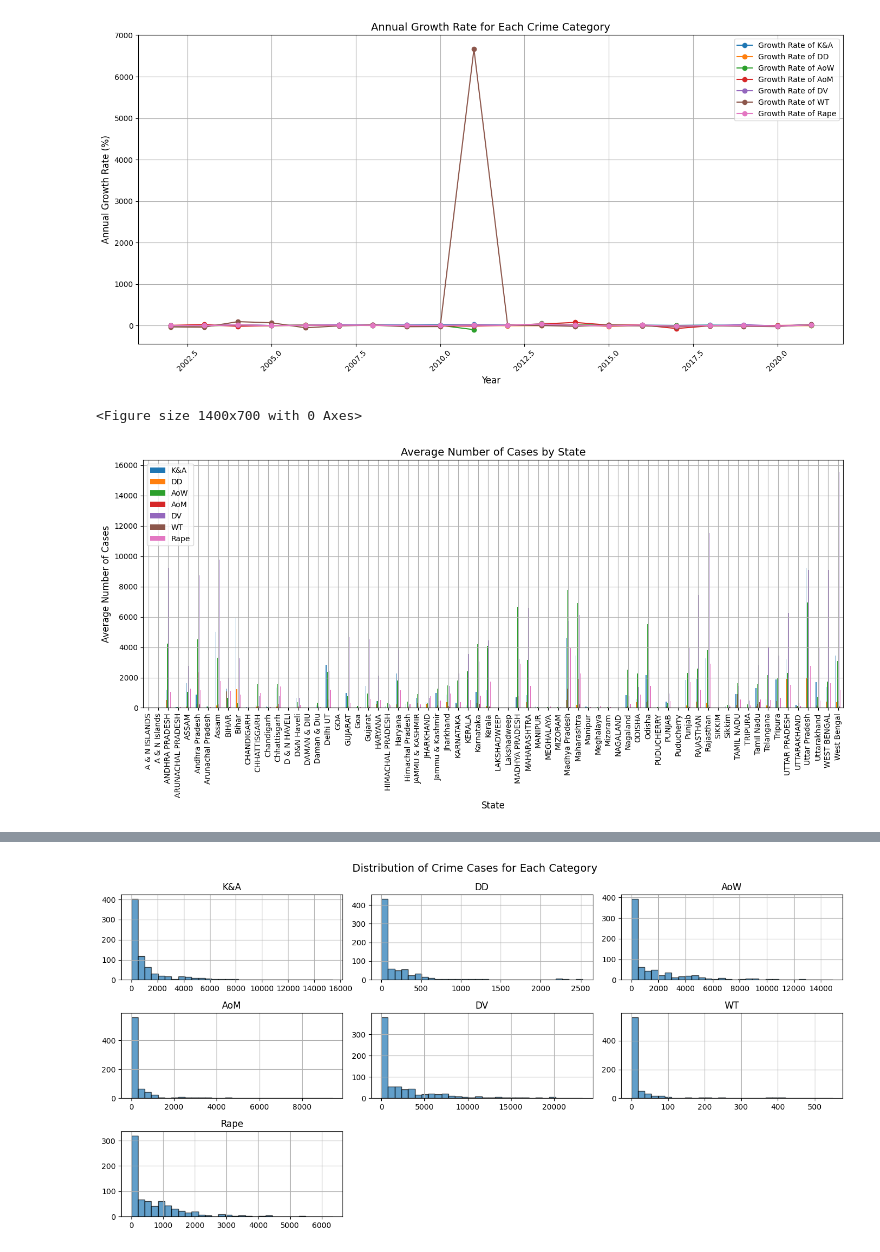
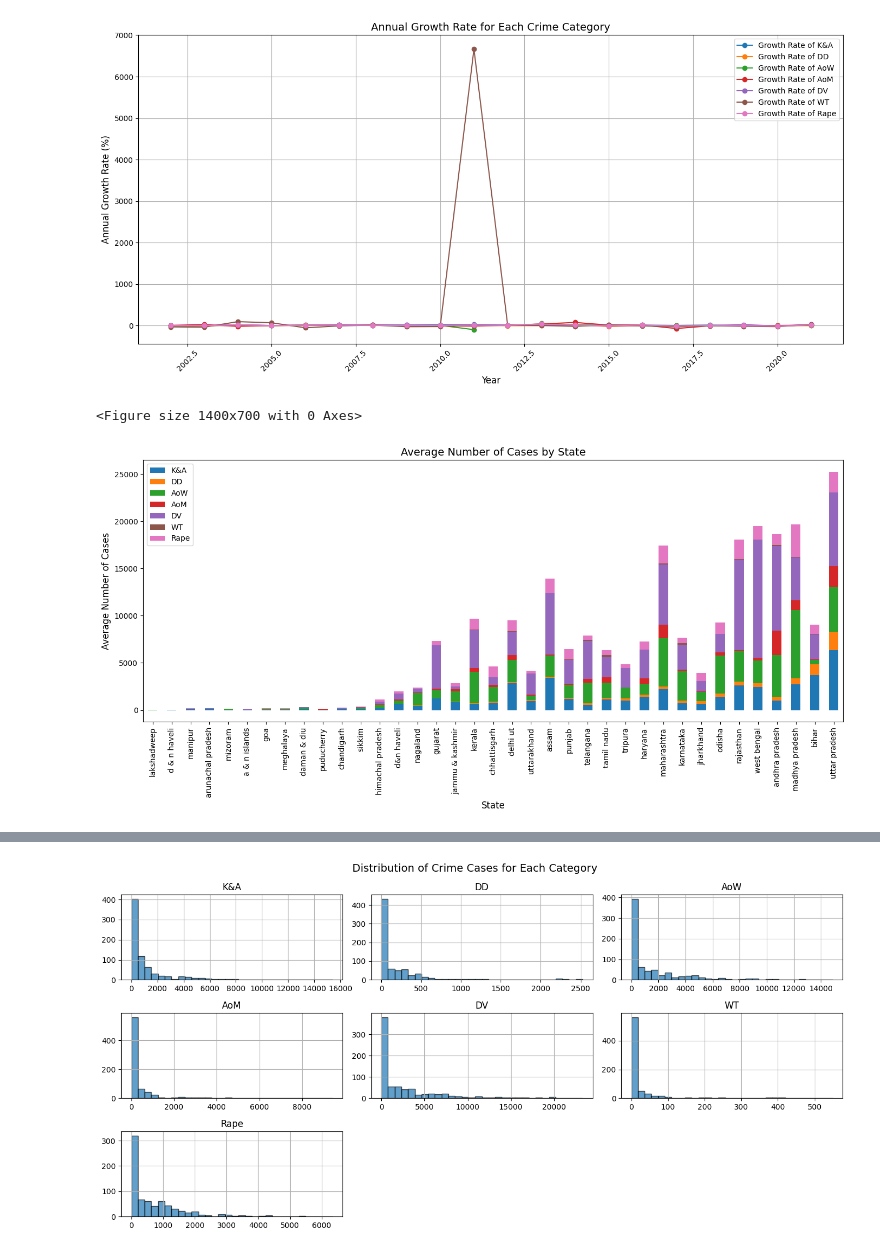
Before and after one commit to apoorvi828/crime-data, a Jupyter notebook: crimes-against-women-in-india-a-20-year-analysis.ipynb, the cells around one changed output, grey strips where cells are left out. Saved outputs shown, nothing was run; the diff lists cells and outputs as text; code cells hidden in the pictures.

```diff
--- a/crimes-against-women-in-india-a-20-year-analysis.ipynb
+++ b/crimes-against-women-in-india-a-20-year-analysis.ipynb
@@ -32,5 +14,6 @@ data_desc
 # %%
-df=  pd.read_csv("CrimesOnWomenData.csv")
+df=  pd.read_csv("CrimesOnWomenData.csv", index_col=0)
+df['State'] = df['State'].apply(lambda name:name.lower())
 # %%
 df.head(10)
 # %% [output]
@@ -62,5 +45,3 @@ df.tail(10)
-# %%
-df.drop(columns='Unnamed: 0',inplace=True)
 # %%
 df.head()
 # %% [output]
@@ -431,19 +422,19 @@ plt.show()
 # %%
 # Average cases by state
 avg_cases_by_state = df.groupby('State')[columns].mean()
 
 plt.figure(figsize=(14, 7))
-avg_cases_by_state.plot(kind='bar', figsize=(14, 7))
+avg_cases_by_state.sort_values(by='DD').plot(kind='bar', figsize=(14, 7), stacked=True)
 plt.xlabel('State', fontsize=12)
 plt.ylabel('Average Number of Cases', fontsize=12)
 plt.title('Average Number of Cases by State', fontsize=14)
-plt.grid(True)
+plt.grid(False)
 plt.xticks(rotation=90)
 plt.tight_layout()
 plt.show()
 # %% [output]
 <Figure size 1400x700 with 0 Axes>
-[figure, old version]
+[figure, new version]
 # %%
 avg_cases_by_state
 # %% [output]
```
Also changed, not shown: parts of 15 cells of this notebook, 1 other file.
